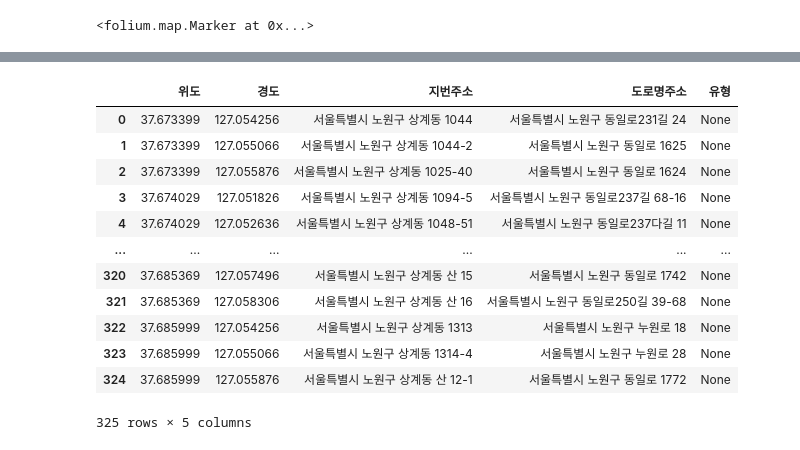
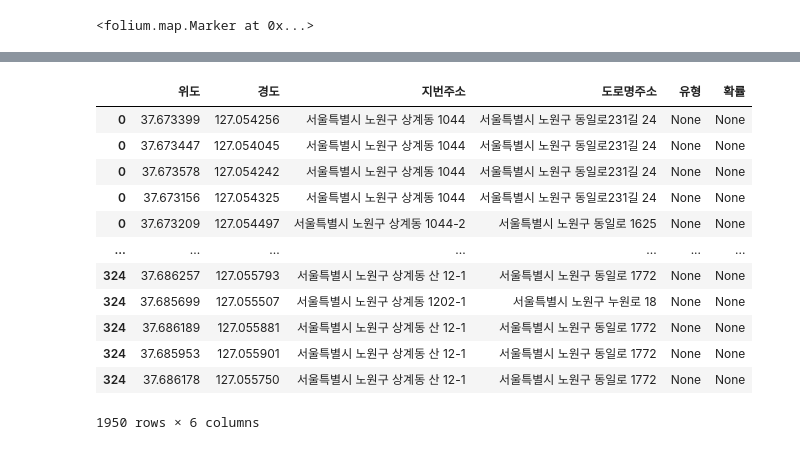
Before and after one commit to topaz11100/bp_final, a Jupyter notebook: 빅프_기말_최종.ipynb, the cells around one changed output, grey strips where cells are left out. Drawn from its saved outputs; the diff is of its cells as text; code cells hidden in the pictures.

```diff
--- a/빅프_기말_최종.ipynb
+++ b/빅프_기말_최종.ipynb
@@ -15,6 +21,6 @@ EW_DIFF_1M = 0.000009
 PATROL_HR = 900
 GRID_DIFF = 90
 data_path = "data/"
-encoding = "utf-8-sig"
+encoding = "utf-8-sig"상수 선언
 #상계1
-police = np.array([37.679699, 127.055066])
+police = np.array([37.679699, 127.055066], dtype=np.float64)
@@ -63,0 +71,20 @@ m
+# %%
+SAMPLING = 5
+# %%
+def sampled_grids(grid):
+    interval_size = SAMPLING+1
+    result = np.zeros((grid.shape[0]*interval_size, 2), dtype=np.float64)
+    for i in range(0, result.shape[0], interval_size):
+        ran = np.zeros((interval_size, 2), dtype=np.float64)
+        ran[1:] = np.random.uniform(-1, 1, (interval_size-1, 2))
+        ran[:, 0] *= (GRID_DIFF/2)*NS_DIFF_1M
+        ran[:, 1] *= (GRID_DIFF/2)*EW_DIFF_1M
+        ran += grid[i//interval_size]
+        result[i:i+interval_size] += ran
+    return result
+# %%
+'''
+police_sampled = sampled_grids(police_grid)
+police_sampled = pd.DataFrame(police_sampled, columns = ["위도", "경도"])
+police_sampled.to_csv(data_path + "상계1위경도샘플.csv", index=False, encoding=encoding)
+'''
@@ -64,18 +107,28 @@ m
+# %%
+police_addr_data=pd.read_csv(data_path + "상계1샘플주소.csv", encoding=encoding)
+police_addr_data.index=[i//(SAMPLING+1) for i in range(police_sampled.shape[0])]
+police_addr_data["유형"] = None
+police_addr_data["확률"] = None
+police_addr_data
+# %% [output]
+|  | 위도 | 경도 | 지번주소 | 도로명주소 | 유형 | 확률 |
+| 0 | 37.673399 | 127.054256 | 서울특별시 노원구 상계동 1044 | 서울특별시 노원구 동일로231길 24 | None | None |
+| 0 | 37.673447 | 127.054045 | 서울특별시 노원구 상계동 1044 | 서울특별시 노원구 동일로231길 24 | None | None |
+| 0 | 37.673578 | 127.054242 | 서울특별시 노원구 상계동 1044 | 서울특별시 노원구 동일로231길 24 | None | None |
+| 0 | 37.673156 | 127.054325 | 서울특별시 노원구 상계동 1044 | 서울특별시 노원구 동일로231길 24 | None | None |
+| 0 | 37.673209 | 127.054497 | 서울특별시 노원구 상계동 1044-2 | 서울특별시 노원구 동일로 1625 | None | None |
+| ... | ... | ... | ... | ... | ... | ... |
+| 324 | 37.686257 | 127.055793 | 서울특별시 노원구 상계동 산 12-1 | 서울특별시 노원구 동일로 1772 | None | None |
+| 324 | 37.685699 | 127.055507 | 서울특별시 노원구 상계동 1202-1 | 서울특별시 노원구 누원로 18 | None | None |
+| 324 | 37.686189 | 127.055881 | 서울특별시 노원구 상계동 산 12-1 | 서울특별시 노원구 동일로 1772 | None | None |
+| 324 | 37.685953 | 127.055901 | 서울특별시 노원구 상계동 산 12-1 | 서울특별시 노원구 동일로 1772 | None | None |
+| 324 | 37.686178 | 127.055750 | 서울특별시 노원구 상계동 산 12-1 | 서울특별시 노원구 동일로 1772 | None | None |
+1950 rows × 6 columns
 # %%
-police_grid_data=pd.read_csv(data_path+"상계1주소.csv", encoding=encoding)
-police_grid_data["유형"] = None
-police_grid_data
+'''
+crime_loc = pd.read_csv(data_path+"범죄장소.csv", encoding='cp949')
+crime_loc = crime_loc.groupby("장소")
+crime_loc = crime_loc.sum()
+crime_loc /= crime_loc.sum()
+crime_loc.to_csv(data_path + "범죄장소확률.csv", encoding=encoding)
+'''
-# %% [output]
-|  | 위도 | 경도 | 지번주소 | 도로명주소 | 유형 |
-| 0 | 37.673399 | 127.054256 | 서울특별시 노원구 상계동 1044 | 서울특별시 노원구 동일로231길 24 | None |
-| 1 | 37.673399 | 127.055066 | 서울특별시 노원구 상계동 1044-2 | 서울특별시 노원구 동일로 1625 | None |
-| 2 | 37.673399 | 127.055876 | 서울특별시 노원구 상계동 1025-40 | 서울특별시 노원구 동일로 1624 | None |
-| 3 | 37.674029 | 127.051826 | 서울특별시 노원구 상계동 1094-5 | 서울특별시 노원구 동일로237길 68-16 | None |
-| 4 | 37.674029 | 127.052636 | 서울특별시 노원구 상계동 1048-51 | 서울특별시 노원구 동일로237다길 11 | None |
-| ... | ... | ... | ... | ... | ... |
-| 320 | 37.685369 | 127.057496 | 서울특별시 노원구 상계동 산 15 | 서울특별시 노원구 동일로 1742 | None |
-| 321 | 37.685369 | 127.058306 | 서울특별시 노원구 상계동 산 16 | 서울특별시 노원구 동일로250길 39-68 | None |
-| 322 | 37.685999 | 127.054256 | 서울특별시 노원구 상계동 1313 | 서울특별시 노원구 누원로 18 | None |
-| 323 | 37.685999 | 127.055066 | 서울특별시 노원구 상계동 1314-4 | 서울특별시 노원구 누원로 28 | None |
-| 324 | 37.685999 | 127.055876 | 서울특별시 노원구 상계동 산 12-1 | 서울특별시 노원구 동일로 1772 | None |
-325 rows × 5 columns
```
Also changed, not shown: parts of 11 cells of this notebook, 8 other files.
